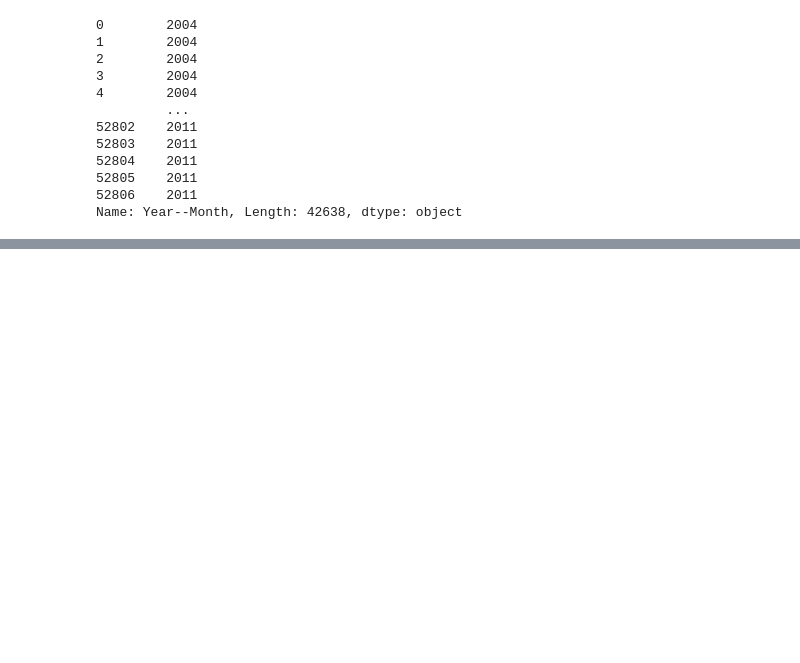
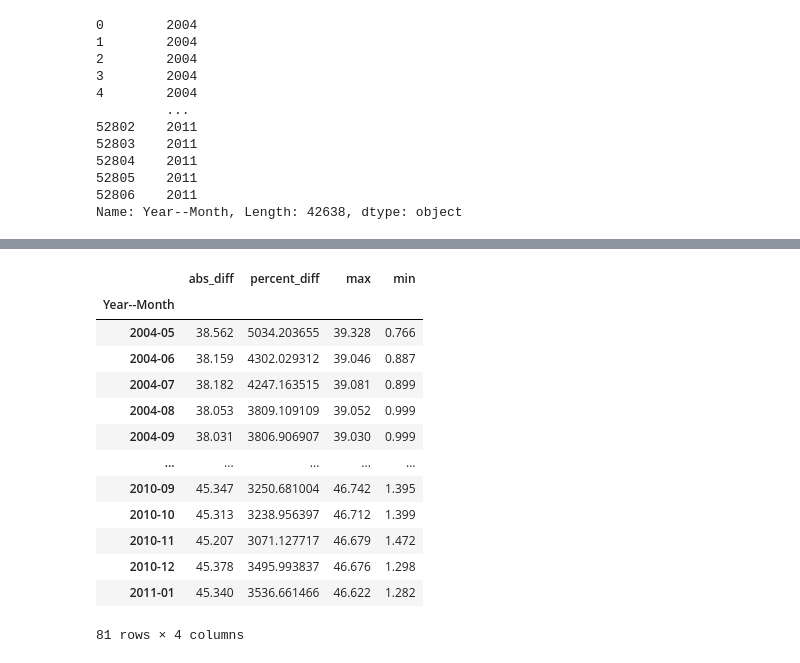
Before and after one commit to ludiemert/Analyzing_Data_Pandas_SQL, a Jupyter notebook: 4_Projectos/1_Prices_Gas/time_series_challenge.ipynb, the cells around one changed output, grey strips where cells are left out. Cells and saved outputs as stored; diff of their text form; code cells hidden in the pictures; blank space fills up the shorter version.

```diff
--- a/4_Projectos/1_Prices_Gas/time_series_challenge.ipynb
+++ b/4_Projectos/1_Prices_Gas/time_series_challenge.ipynb
@@ -138,0 +280,4 @@ Name: Year--Month, Length: 42638, dtype: object
+# %%
+# precisa organizar os dados formatados, comecando criando um DF vazio para organizar os dados
+
+df2_diff = pd.DataFrame()
@@ -138,0 +288,3 @@ Name: Year--Month, Length: 42638, dtype: object
+# %%
+# vai  colocar somente a diferenca dos valores
+df2_diff["abs_diff"] = df2_max - df2_min
@@ -138,0 +308,3 @@ Name: Year--Month, Length: 42638, dtype: object
+# %%
+# vai  colocar somente a diferenca dos valores com colluns percent
+df2_diff["percent_diff"] = (df2_max - df2_min) / df2_min
@@ -138,0 +328,22 @@ Name: Year--Month, Length: 42638, dtype: object
+# %%
+# vai  colocar somente a diferenca dos valores com colluns percent
+df2_diff["percent_diff"] = (df2_max - df2_min) / df2_min * 100
+df2_diff["max"] = df2_max
+df2_diff["min"] = df2_min
+# %%
+df2_diff
+# %% [output]
+|  | abs_diff | percent_diff | max | min |
+| Year--Month |  |  |  |  |
+| 2004-05 | 38.562 | 5034.203655 | 39.328 | 0.766 |
+| 2004-06 | 38.159 | 4302.029312 | 39.046 | 0.887 |
+| 2004-07 | 38.182 | 4247.163515 | 39.081 | 0.899 |
+| 2004-08 | 38.053 | 3809.109109 | 39.052 | 0.999 |
+| 2004-09 | 38.031 | 3806.906907 | 39.030 | 0.999 |
+| ... | ... | ... | ... | ... |
+| 2010-09 | 45.347 | 3250.681004 | 46.742 | 1.395 |
+| 2010-10 | 45.313 | 3238.956397 | 46.712 | 1.399 |
+| 2010-11 | 45.207 | 3071.127717 | 46.679 | 1.472 |
+| 2010-12 | 45.378 | 3495.993837 | 46.676 | 1.298 |
+| 2011-01 | 45.340 | 3536.661466 | 46.622 | 1.282 |
+81 rows × 4 columns
```
Also changed, not shown: parts of 22 cells of this notebook.
